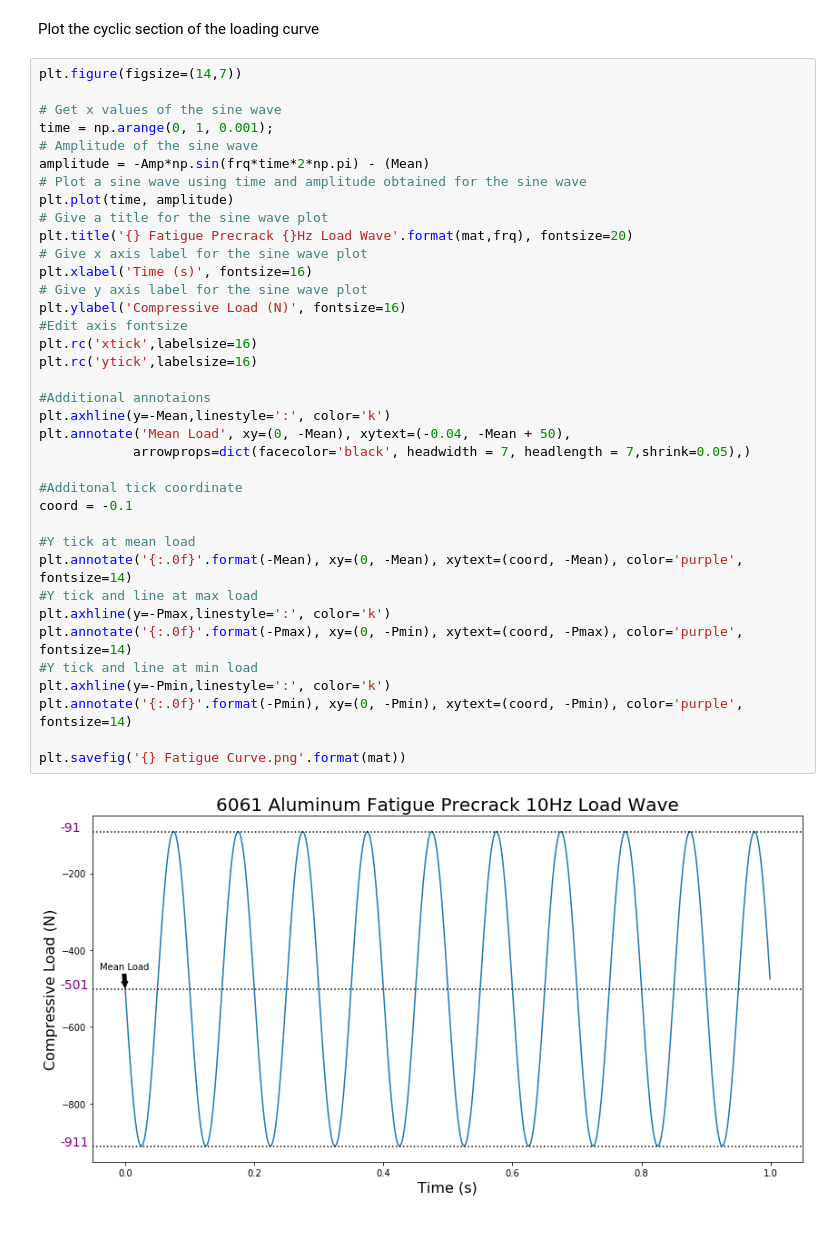
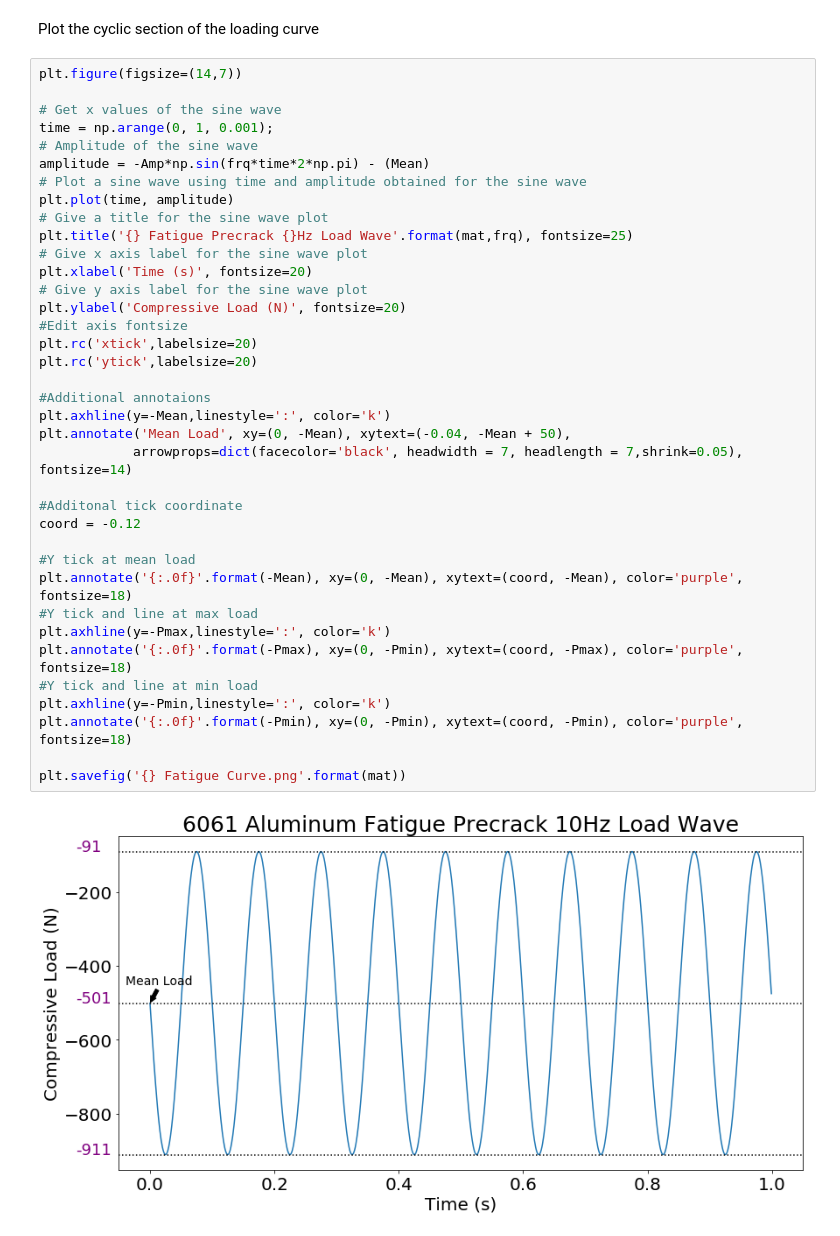
Before and after one commit to snesnehne/Stress-Concentration-Public, a Jupyter notebook: Stress Concentration.ipynb, the cells around one changed output. Drawn from its saved outputs; the diff is of its cells as text.

```diff
--- a/Stress Concentration.ipynb
+++ b/Stress Concentration.ipynb
@@ -186,39 +186,39 @@ Plot the cyclic section of the loading curve
 # %%
 plt.figure(figsize=(14,7))
 
 # Get x values of the sine wave
 time = np.arange(0, 1, 0.001);
 # Amplitude of the sine wave
 amplitude = -Amp*np.sin(frq*time*2*np.pi) - (Mean)
 # Plot a sine wave using time and amplitude obtained for the sine wave
 plt.plot(time, amplitude)
 # Give a title for the sine wave plot
-plt.title('{} Fatigue Precrack {}Hz Load Wave'.format(mat,frq), fontsize=20)
+plt.title('{} Fatigue Precrack {}Hz Load Wave'.format(mat,frq), fontsize=25)
 # Give x axis label for the sine wave plot
-plt.xlabel('Time (s)', fontsize=16)
+plt.xlabel('Time (s)', fontsize=20)
 # Give y axis label for the sine wave plot
-plt.ylabel('Compressive Load (N)', fontsize=16)
+plt.ylabel('Compressive Load (N)', fontsize=20)
 #Edit axis fontsize
-plt.rc('xtick',labelsize=16)
-plt.rc('ytick',labelsize=16)
+plt.rc('xtick',labelsize=20)
+plt.rc('ytick',labelsize=20)
 
 #Additional annotaions
 plt.axhline(y=-Mean,linestyle=':', color='k')
 plt.annotate('Mean Load', xy=(0, -Mean), xytext=(-0.04, -Mean + 50),
-            arrowprops=dict(facecolor='black', headwidth = 7, headlength = 7,shrink=0.05),)
+            arrowprops=dict(facecolor='black', headwidth = 7, headlength = 7,shrink=0.05), fontsize=14)
 
 #Additonal tick coordinate
-coord = -0.1
+coord = -0.12
 
 #Y tick at mean load
-plt.annotate('{:.0f}'.format(-Mean), xy=(0, -Mean), xytext=(coord, -Mean), color='purple', fontsize=14)
+plt.annotate('{:.0f}'.format(-Mean), xy=(0, -Mean), xytext=(coord, -Mean), color='purple', fontsize=18)
 #Y tick and line at max load
 plt.axhline(y=-Pmax,linestyle=':', color='k')
-plt.annotate('{:.0f}'.format(-Pmax), xy=(0, -Pmin), xytext=(coord, -Pmax), color='purple', fontsize=14)
+plt.annotate('{:.0f}'.format(-Pmax), xy=(0, -Pmin), xytext=(coord, -Pmax), color='purple', fontsize=18)
 #Y tick and line at min load
 plt.axhline(y=-Pmin,linestyle=':', color='k')
-plt.annotate('{:.0f}'.format(-Pmin), xy=(0, -Pmin), xytext=(coord, -Pmin), color='purple', fontsize=14)
+plt.annotate('{:.0f}'.format(-Pmin), xy=(0, -Pmin), xytext=(coord, -Pmin), color='purple', fontsize=18)
 
 plt.savefig('{} Fatigue Curve.png'.format(mat))
 # %% [output]
-[figure, old version]
+[figure, new version]
```
